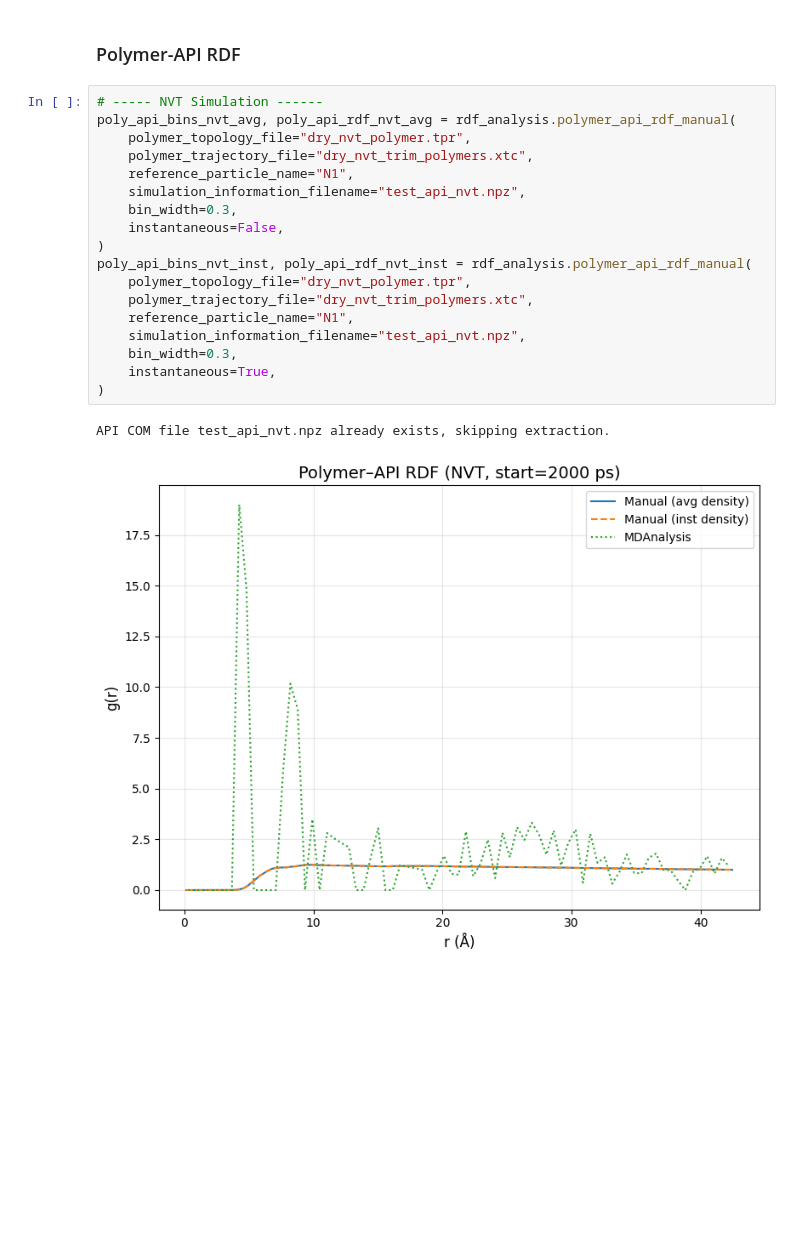
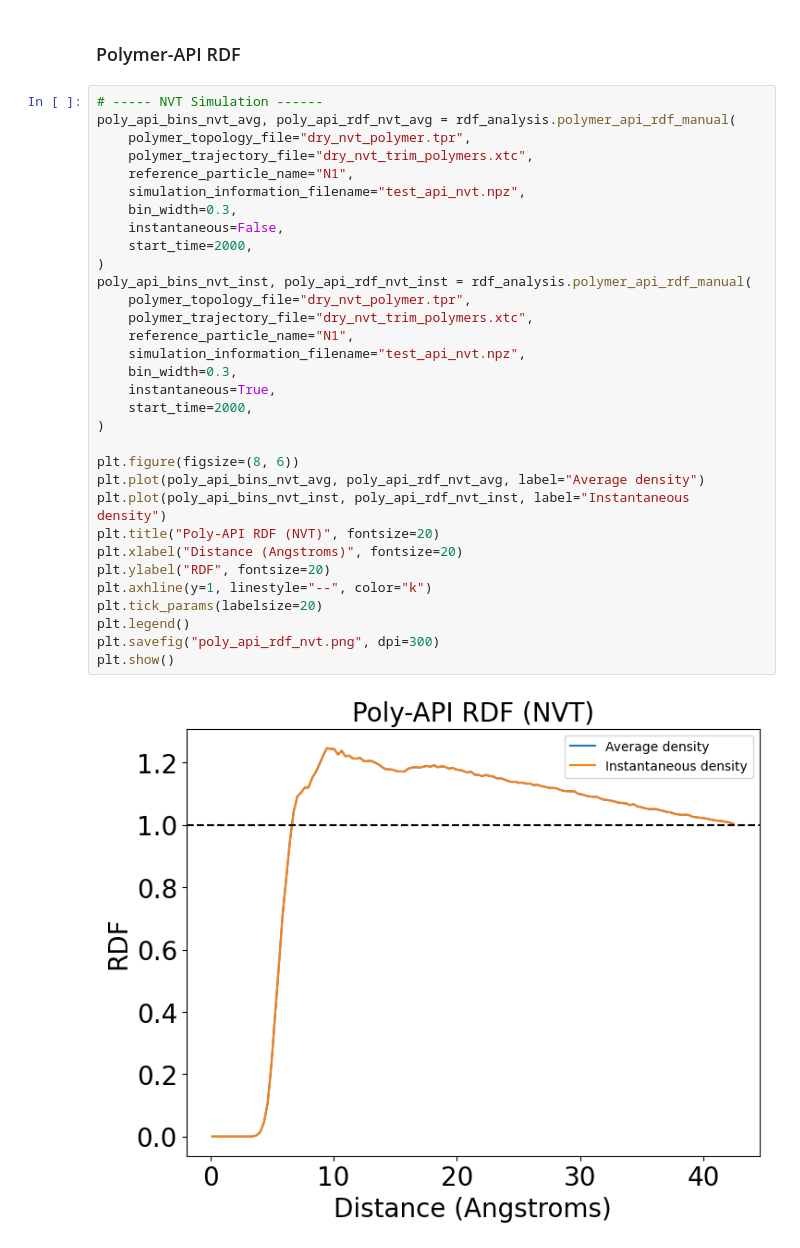
Before and after one commit to Luca-Gasparro/breaking_bad, a Jupyter notebook: rdf/rdf_results.ipynb, the cells around one changed output. Saved outputs shown, nothing was run; the diff lists cells and outputs as text; blank space fills up the shorter version.

```diff
--- a/rdf/rdf_results.ipynb
+++ b/rdf/rdf_results.ipynb
@@ -243,21 +243,34 @@ plt.close()
 # %%
 # ----- NVT Simulation ------
 poly_api_bins_nvt_avg, poly_api_rdf_nvt_avg = rdf_analysis.polymer_api_rdf_manual(
     polymer_topology_file="dry_nvt_polymer.tpr",
     polymer_trajectory_file="dry_nvt_trim_polymers.xtc",
     reference_particle_name="N1",
     simulation_information_filename="test_api_nvt.npz",
     bin_width=0.3,
     instantaneous=False,
+    start_time=2000,
 )
 poly_api_bins_nvt_inst, poly_api_rdf_nvt_inst = rdf_analysis.polymer_api_rdf_manual(
     polymer_topology_file="dry_nvt_polymer.tpr",
     polymer_trajectory_file="dry_nvt_trim_polymers.xtc",
     reference_particle_name="N1",
     simulation_information_filename="test_api_nvt.npz",
     bin_width=0.3,
     instantaneous=True,
+    start_time=2000,
 )
+
+plt.figure(figsize=(8, 6))
+plt.plot(poly_api_bins_nvt_avg, poly_api_rdf_nvt_avg, label="Average density")
+plt.plot(poly_api_bins_nvt_inst, poly_api_rdf_nvt_inst, label="Instantaneous density")
+plt.title("Poly-API RDF (NVT)", fontsize=20)
+plt.xlabel("Distance (Angstroms)", fontsize=20)
+plt.ylabel("RDF", fontsize=20)
+plt.axhline(y=1, linestyle="--", color="k")
+plt.tick_params(labelsize=20)
+plt.legend()
+plt.savefig("poly_api_rdf_nvt.png", dpi=300)
+plt.show()
 # %% [output]
-API COM file test_api_nvt.npz already exists, skipping extraction.
-[figure, old version]
+[figure, new version]
```
Also changed, not shown: parts of 2 cells of this notebook, 2 other files.
